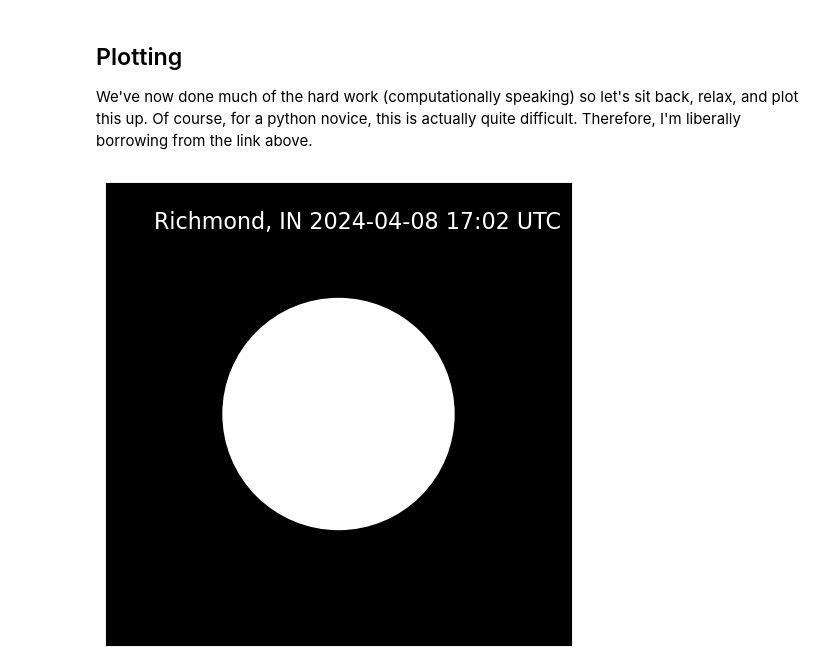
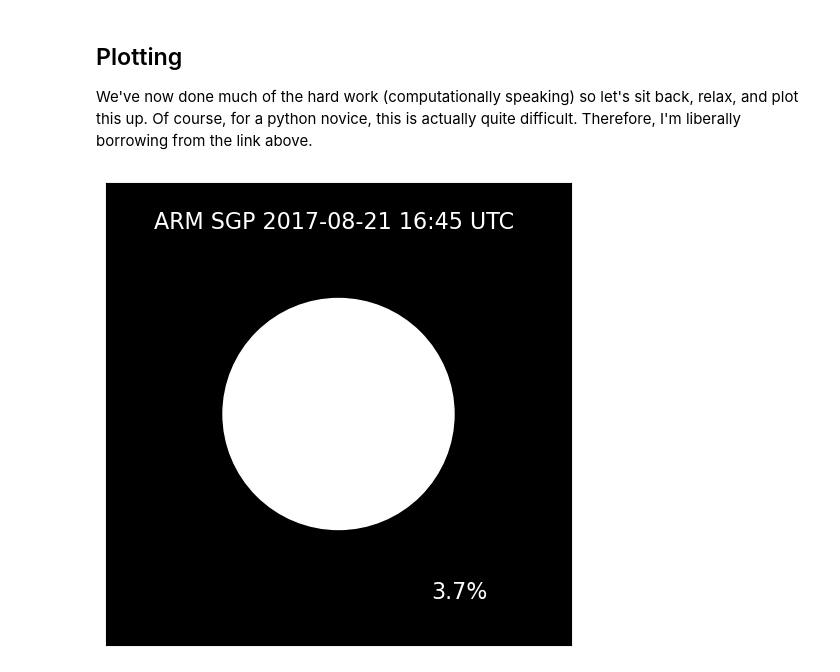
Before and after one commit to wagnertim/eclipse, a Jupyter notebook: eclipse_disk_plot.ipynb, the cells around one changed output. Saved outputs shown, nothing was run; the diff lists cells and outputs as text; code cells hidden in the pictures.

```diff
--- a/eclipse_disk_plot.ipynb
+++ b/eclipse_disk_plot.ipynb
@@ -24,7 +24,7 @@ from IPython.display import HTML
 
 #  Define a site index to change between different locations
 
-siteIdx = 1
+siteIdx = 0
 # %% [markdown]
 ## Locations
 
@@ -44,8 +44,9 @@ Here we're going to use the astropy toolbox to process the position of the sun a
 
 Originally this went from 18-22 UTC which worked for SGP.  However, the design of the code requires that ample time be available after the eclipse is over. Therefore, the end time had to be expanded when we moved further east to Indiana.
 # %%
-timesDT = np.arange('2024-04-08T17:00', '2024-04-08T23:00', dtype='datetime64[m]')
+#timesDT = np.arange('2024-04-08T17:00', '2024-04-08T23:00', dtype='datetime64[m]')
 #timesDT = np.arange('2023-10-14T14:00', '2023-10-19T23:00', dtype='datetime64[m]')
+timesDT = np.arange('2017-08-21T14:00', '2017-08-21T23:00', dtype='datetime64[m]')
 times = Time(timesDT)
 # %% [markdown]
 Now we generate the position of the earth, then from that find the coordinates of the sun and moon.
@@ -100,14 +101,16 @@ else:
 
 c = separation.rad * 1
 
-luneDelta = 0.5 * np.sqrt((a + b + c) * (b + c - a) * (c + a - b) * (a + b - c))
+luneDelta = 0.5 * np.sqrt((a + b + c) * (-a + b + c) * (a - b + c) * (a + b - c))
 
-lune1 = (a * a * np.arccos((b * b - a * a - c * c) / (2 * a * c)))
-lune2 = -(b * b * np.arccos((b * b + c * c - a * a) / (2 * b * c)))
+lune1 = a * a * np.arccos(-1* (a * a + c * c - b * b) / (2 * a * c))
+lune2 = -b * b * np.arccos((b * b + c * c - a * a) / (2 * b * c))
+
+
 
 lune = lune1.value + lune2.value + luneDelta.value
 
-coverage = (lune / (3.1415926 * b * b)).value
+coverage = (lune / (3.1415926 * a * a)).value
 
 #  There are two conditions where this will create nans.  One is where the two circles
 #  do not touch at all.  The other is where there's a total eclipse.  We need to
@@ -131,8 +134,8 @@ coverage = 1 - coverage
 
 We've now done much of the hard work (computationally speaking) so let's sit back, relax, and plot this up. Of course, for a python novice, this is actually quite difficult. Therefore, I'm liberally borrowing from the link above.
 # %%
-i0 = separation.argmin() - 128
-i1 = separation.argmin() + 128
+i0 = separation.argmin() - 80
+i1 = separation.argmin() + 80
 
 
 fig, ax = plt.subplots(1, 1, figsize=(6, 6))
@@ -161,37 +164,39 @@ def animate(i):
     sun_pa.height = 0.5
     sun_pa.width = 0.5
 
-    moon_pa.height = 0.5 * moonFrac[i]
-    moon_pa.width = 0.5 * moonFrac[i]
+    moon_pa.height = 0.5
+    moon_pa.width = 0.5
 
 
     sun_pa.center = [0,0]
 
     ax.set_xlim(-0.5, 0.5)
     ax.set_ylim(-0.5, 0.5)
     ax.set_facecolor((0.0, 0.0, 0.0))
     ax.set_xticks([])
     ax.set_yticks([])
 
     dstr = str(timesDT[i])[:10]
     tstr = str(timesDT[i])[11:]
     ttl = sites.long_name[siteIdx] + ' ' + dstr + ' ' + tstr + ' UTC'
 
 
     ax.text(-0.4, 0.4, ttl,color='white',fontsize=16,backgroundcolor='black',zorder=3)
 
     if coverage[i]>0:
 
+        ax.text(0.2, -0.4, '            ',
+               color='white',fontsize=16,backgroundcolor='black',zorder=3)
         ax.text(0.2, -0.4, np.array2string(coverage[i]*100,precision = 1) + '%',
-               color='white',fontsize=16,backgroundcolor='black',zorder=3)
+               color='white',fontsize=16,backgroundcolor='black',zorder=4)
 
     return moon_pa, sun_pa
 
 def init():
     return animate(i0)
 
 ani = animation.FuncAnimation(fig, animate, np.arange(i0, i1),
                               init_func=init, interval=50, blit=True, repeat=False)
 # %% [output]
-[figure, old version]
+[figure, new version]
 # %%
```
Also changed, not shown: parts of 3 cells of this notebook.
